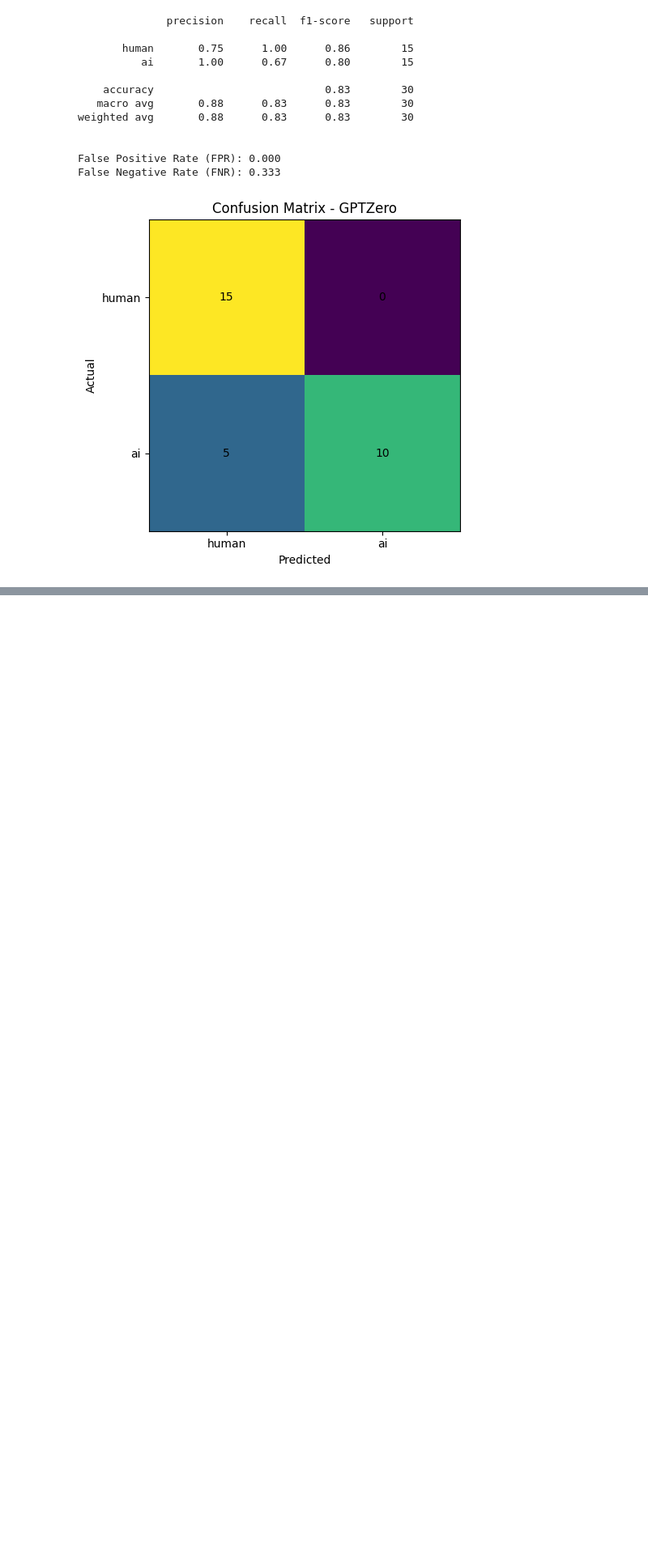
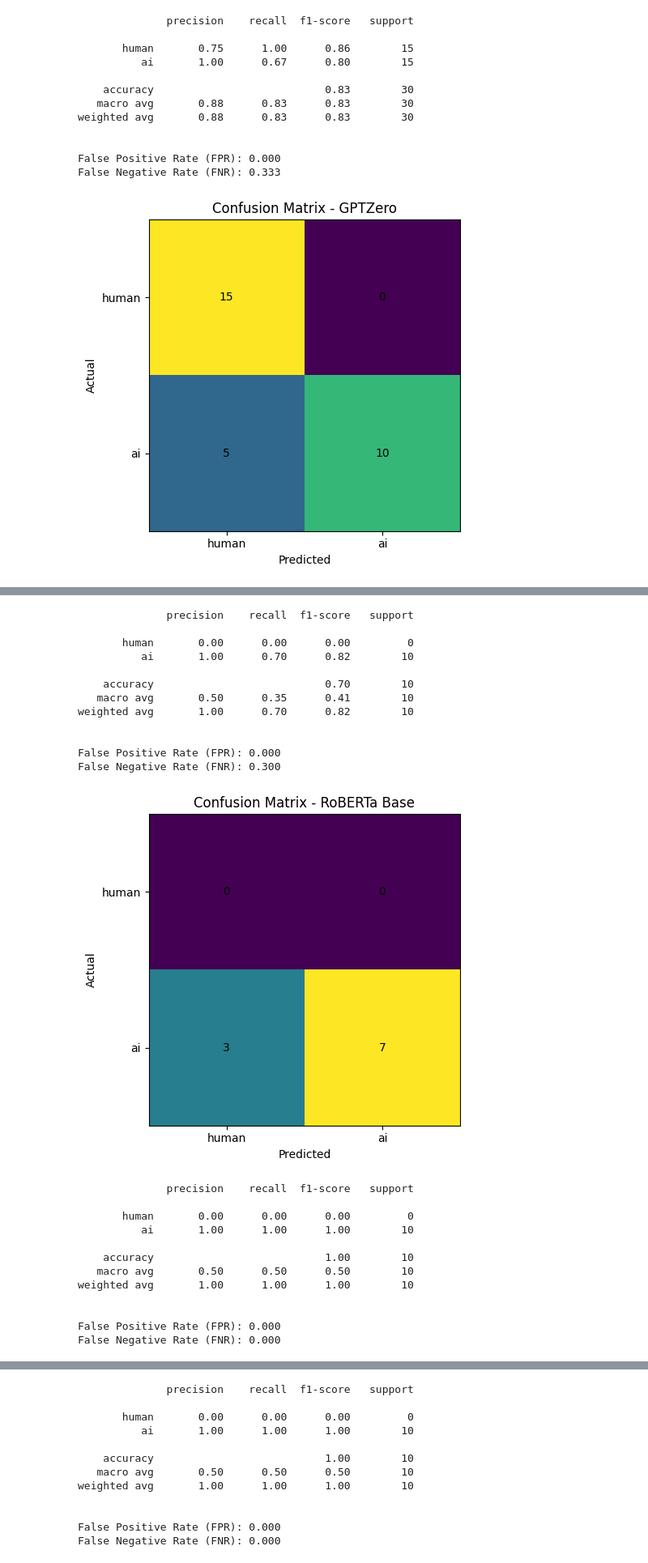
Before and after one commit to Ninj4M4ster/ai_generated_data_detection, a Jupyter notebook: project/notebook.ipynb, the cells around one changed output, grey strips where cells are left out. Shown at 81% size. Drawn from its saved outputs; the diff is of its cells as text; code cells hidden in the pictures; blank space fills up the shorter version.

```diff
--- a/project/notebook.ipynb
+++ b/project/notebook.ipynb
@@ -344,0 +497,55 @@ False Negative Rate (FNR): 0.000
+# %%
+new_generated_texts = [
+    "I think that studying at university is very different from high school. First of all, there is more freedom, but also more responsibility. Students need to manage their own time and decide when to study. Sometimes it is hard because there are many distractions, like social media or meeting friends. I also noticed that lectures are bigger, and it is easier to feel lost. However, I like that I can choose some subjects. It makes learning more interesting and personal. I believe that with good organization, it is possible to succeed.",
+    "Living away from home for the first time is not easy. At the beginning, I felt a bit lonely and confused. I had to learn how to cook, clean, and take care of myself. These things may seem simple, but they take time and effort. On the other hand, it is also exciting because I can make my own decisions. I can decide what to eat and how to spend my free time. I think this experience helps me grow as a person and become more independent.",
+    "In my opinion, making new friends at university is very important. When you know people, everything becomes easier and more enjoyable. At first, I was shy and did not talk much, but later I started joining group activities. This helped me meet others who have similar interests. Now I have a few good friends that I can study with or just relax. It is nice to have someone to talk to when things are difficult. I think friendships are a big part of student life.",
+    "Sometimes studying can be stressful, especially during exams. There is a lot of material to remember, and not much time. I try to make a study plan, but it does not always work. I often feel tired and lose motivation. To deal with stress, I take short breaks and go for a walk. Listening to music also helps me relax. I think it is important not to study all the time, because rest is also needed. Balance is the key to doing well.",
+    "Online learning has become more common in recent years. It has some advantages, like being able to study from home. This saves time and money, especially for students who live far away. However, it is also harder to stay focused during online classes. There are many distractions at home, and sometimes the internet connection is not good. I think that a mix of online and in-person classes would be the best solution. This way, students can get the benefits of both.",
+    "Time management is one of the most important skills for students. Without it, it is easy to fall behind. I try to use a calendar to keep track of my tasks and deadlines. Still, I sometimes leave things until the last moment. This causes stress and affects my work quality. I am trying to improve by starting earlier and breaking tasks into smaller parts. I think that with practice, I will get better at managing my time.",
+    "Group projects can be both good and bad. On one hand, they allow students to share ideas and learn from each other. On the other hand, not everyone works the same way. Sometimes one person does most of the work, while others do very little. This can be frustrating. I think communication is very important in group work. If everyone is clear about their tasks, the project can go more smoothly. In general, I prefer small groups.",
+    "I believe that part-time jobs can be helpful for students. They provide extra money and also teach responsibility. I started working a few hours a week, and it helped me understand the value of time. However, it can be difficult to balance work and study. Sometimes I feel too tired to focus on my classes. I think it is important not to work too much and to remember that studying should come first.",
+    "Technology plays a big role in education today. We use laptops, tablets, and online platforms almost every day. It makes learning easier in many ways. For example, we can quickly find information or watch videos to understand topics better. But there are also disadvantages. It is easy to get distracted by social media or games. I think students need to learn how to use technology in a smart way, not just for entertainment.",
+    "Choosing a field of study is not always simple. Many students are not sure what they want to do in the future. I also had this problem when I started university. I chose my major because I found it interesting, but I am still thinking about my career. I believe it is normal to feel unsure at this stage. With time and experience, I hope to understand what I really want. It is important to stay open and try new things."
+]
+
+y_pred_new_roberta = []
+y_pred_new_ppl = []
+
+for text in new_generated_texts:
+    pred = detector_base(text)[0]
+    pred_label = map_label(pred["label"])
+    y_pred_new_roberta.append(pred_label)
+
+    ppl = compute_perplexity(text)
+    pred_ppl = perplexity_to_label(ppl)
+    y_pred_new_ppl.append(pred_ppl)
+# %%
+evaluate("RoBERTa Base", ["ai"] * len(new_generated_texts), list(map(lambda x: 'human' if x == 0 else 'ai', y_pred_new_roberta)))
+evaluate("GPT2", ["ai"] * len(new_generated_texts), list(map(lambda x: 'human' if x == 0 else 'ai', y_pred_new_ppl)))
+evaluate("GPTZero", ["ai"] * len(new_generated_texts), ["ai", "ai", "ai", "ai", "ai", "ai", "ai", "ai", "ai", "ai"])
+# %% [output]
+              precision    recall  f1-score   support
+
+       human       0.00      0.00      0.00         0
+          ai       1.00      0.70      0.82        10
+
+    accuracy                           0.70        10
+   macro avg       0.50      0.35      0.41        10
+weighted avg       1.00      0.70      0.82        10
+
+
+False Positive Rate (FPR): 0.000
+False Negative Rate (FNR): 0.300
+[figure, added]
+              precision    recall  f1-score   support
+
+       human       0.00      0.00      0.00         0
+          ai       1.00      1.00      1.00        10
+
+    accuracy                           1.00        10
+   macro avg       0.50      0.50      0.50        10
+weighted avg       1.00      1.00      1.00        10
+
+
+False Positive Rate (FPR): 0.000
+False Negative Rate (FNR): 0.000
@@ -344,0 +553,12 @@ False Negative Rate (FNR): 0.000
+              precision    recall  f1-score   support
+
+       human       0.00      0.00      0.00         0
+          ai       1.00      1.00      1.00        10
+
+    accuracy                           1.00        10
+   macro avg       0.50      0.50      0.50        10
+weighted avg       1.00      1.00      1.00        10
+
+
+False Positive Rate (FPR): 0.000
+False Negative Rate (FNR): 0.000
```
Also changed, not shown: parts of 17 cells of this notebook, 2 other files.
